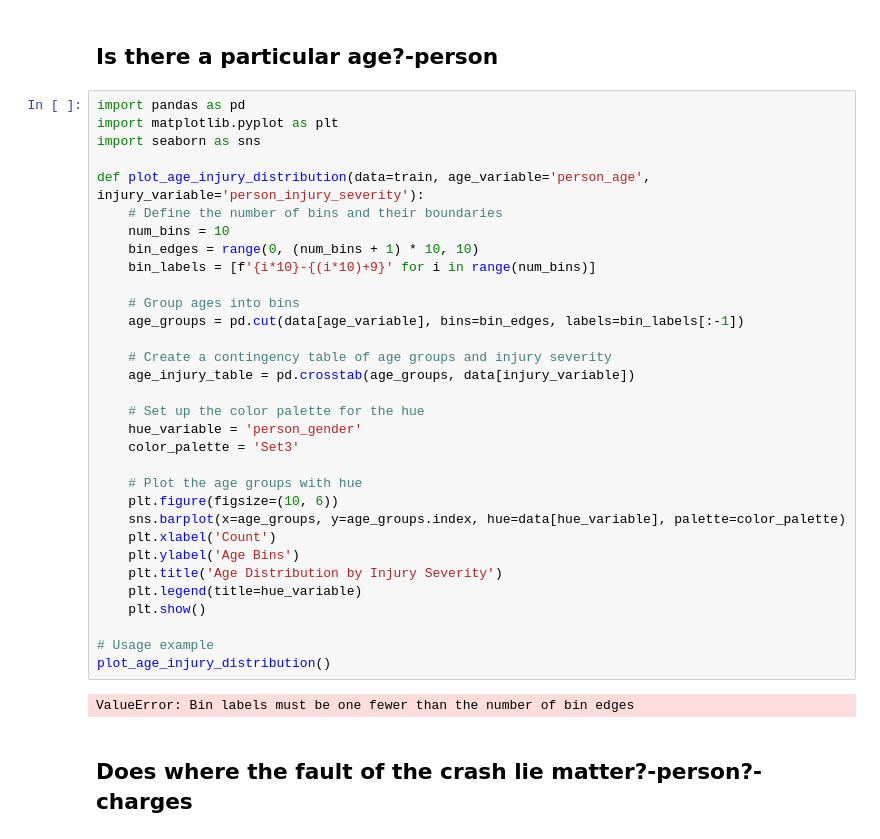
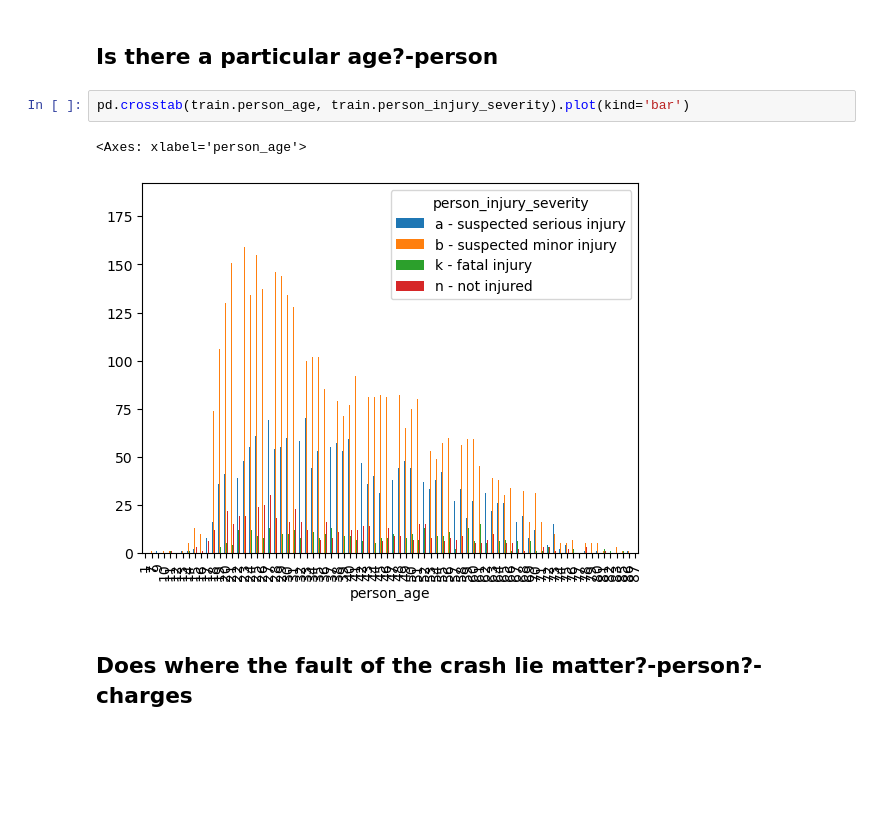
Before and after one commit to tex-wrex/tex-wrex, a Jupyter notebook: Fermin/explore.ipynb, the cells around one changed output. Cells and saved outputs as stored; diff of their text form; blank space fills up the shorter version.

```diff
--- a/Fermin/explore.ipynb
+++ b/Fermin/explore.ipynb
@@ -160,38 +160,9 @@ Degrees of freedom: 3
 # %% [markdown]
 ## Is there a particular age?-person
 # %%
-import pandas as pd
-import matplotlib.pyplot as plt
-import seaborn as sns
-
-def plot_age_injury_distribution(data=train, age_variable='person_age', injury_variable='person_injury_severity'):
-    # Define the number of bins and their boundaries
-    num_bins = 10
-    bin_edges = range(0, (num_bins + 1) * 10, 10)
-    bin_labels = [f'{i*10}-{(i*10)+9}' for i in range(num_bins)]
-
-    # Group ages into bins
-    age_groups = pd.cut(data[age_variable], bins=bin_edges, labels=bin_labels[:-1])
-
-    # Create a contingency table of age groups and injury severity
-    age_injury_table = pd.crosstab(age_groups, data[injury_variable])
-
-    # Set up the color palette for the hue
-    hue_variable = 'person_gender'
-    color_palette = 'Set3'
-
-    # Plot the age groups with hue
-    plt.figure(figsize=(10, 6))
-    sns.barplot(x=age_groups, y=age_groups.index, hue=data[hue_variable], palette=color_palette)
-    plt.xlabel('Count')
-    plt.ylabel('Age Bins')
-    plt.title('Age Distribution by Injury Severity')
-    plt.legend(title=hue_variable)
-    plt.show()
-
-# Usage example
-plot_age_injury_distribution()
+pd.crosstab(train.person_age, train.person_injury_severity).plot(kind='bar')
 # %% [output]
-ValueError: Bin labels must be one fewer than the number of bin edges
+<Axes: xlabel='person_age'>
+[figure, added]
 # %% [markdown]
 ## Does where the fault of the crash lie matter?-person?-charges
```
Also changed, not shown: parts of 3 cells of this notebook, 1 other file.
